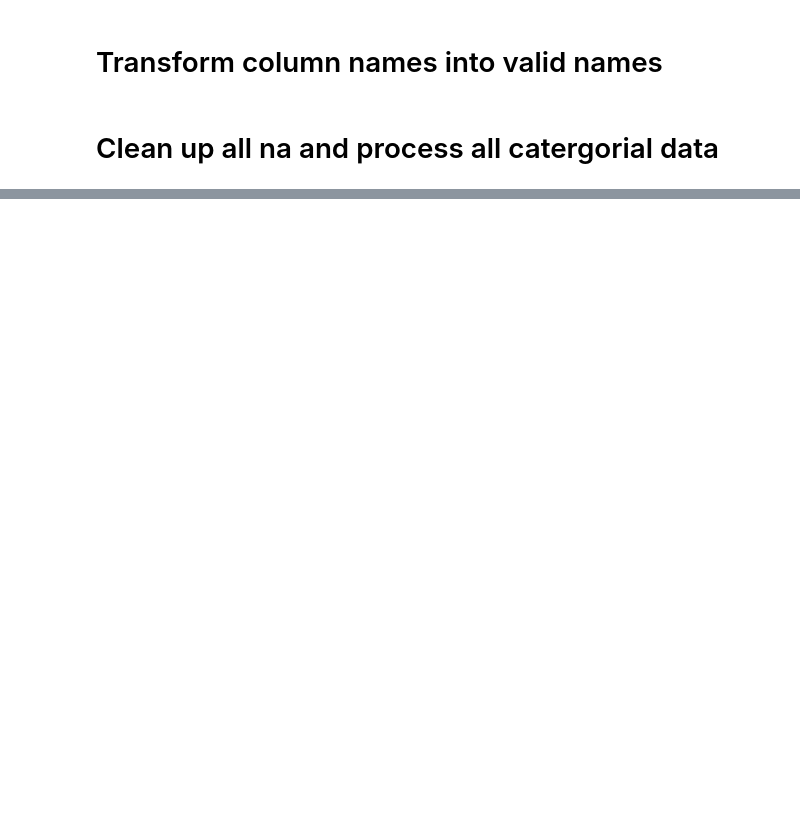
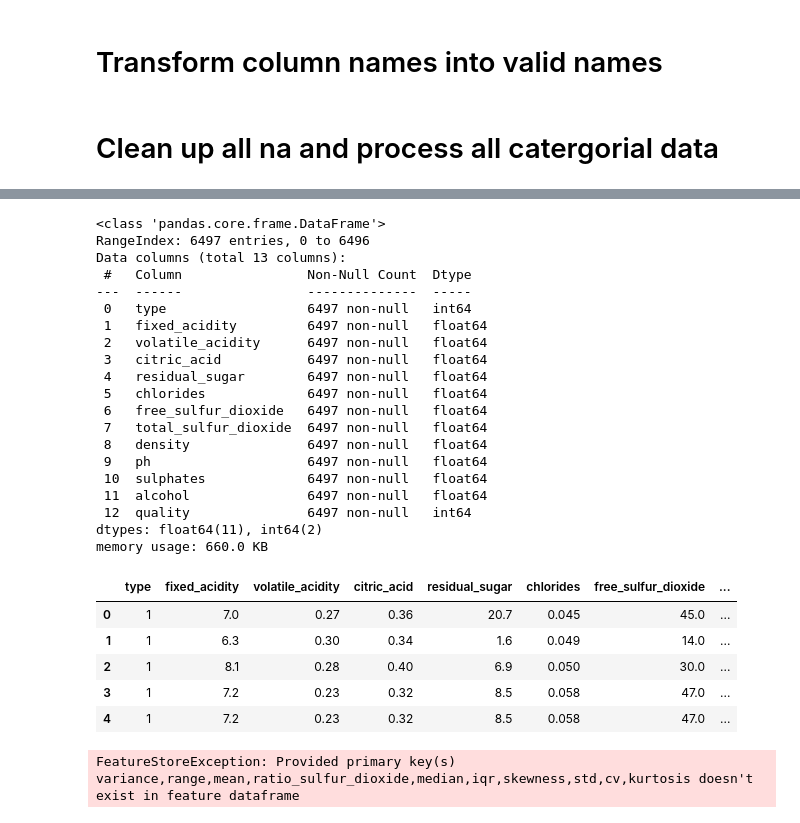
Before and after one commit to Redve/ID2223, a Jupyter notebook: Lab1/Task2/wine-backfill-feature-group.ipynb, the cells around one changed output, grey strips where cells are left out. Cells and saved outputs as stored; diff of their text form; code cells hidden in the pictures; blank space fills up the shorter version.

```diff
--- a/Lab1/Task2/wine-backfill-feature-group.ipynb
+++ b/Lab1/Task2/wine-backfill-feature-group.ipynb
@@ -237,6 +284,38 @@ Wine_standard.info()
+# %%
+wine_df.info()
+wine_df.head()
+# %% [output]
+<class 'pandas.core.frame.DataFrame'>
+RangeIndex: 6497 entries, 0 to 6496
+Data columns (total 13 columns):
+ #   Column                Non-Null Count  Dtype
+---  ------                --------------  -----
+ 0   type                  6497 non-null   int64
+ 1   fixed_acidity         6497 non-null   float64
+ 2   volatile_acidity      6497 non-null   float64
+ 3   citric_acid           6497 non-null   float64
+ 4   residual_sugar        6497 non-null   float64
+ 5   chlorides             6497 non-null   float64
+ 6   free_sulfur_dioxide   6497 non-null   float64
+ 7   total_sulfur_dioxide  6497 non-null   float64
+ 8   density               6497 non-null   float64
+ 9   ph                    6497 non-null   float64
+ 10  sulphates             6497 non-null   float64
+ 11  alcohol               6497 non-null   float64
+ 12  quality               6497 non-null   int64
+dtypes: float64(11), int64(2)
+memory usage: 660.0 KB
+|  | type | fixed_acidity | volatile_acidity | citric_acid | residual_sugar | chlorides | free_sulfur_dioxide | ... |
+| 0 | 1 | 7.0 | 0.27 | 0.36 | 20.7 | 0.045 | 45.0 | ... |
+| 1 | 1 | 6.3 | 0.30 | 0.34 | 1.6 | 0.049 | 14.0 | ... |
+| 2 | 1 | 8.1 | 0.28 | 0.40 | 6.9 | 0.050 | 30.0 | ... |
+| 3 | 1 | 7.2 | 0.23 | 0.32 | 8.5 | 0.058 | 47.0 | ... |
+| 4 | 1 | 7.2 | 0.23 | 0.32 | 8.5 | 0.058 | 47.0 | ... |
 # %%
 wine_fg = fs.get_or_create_feature_group(name='winequality'
-                                           ,version='7'
-                                           ,primary_key=['type','fixed_acidity','volatile_acidity','citric_acid','residual_sugar','chlorides','free_sulfur_dioxide','total_sulfur_dioxide','density','ph','sulphates','alcohol','ratio_sulfur_dioxide','skewness','kurtosis','mean','median','variance','std','cv','range','iqr','quality']
+                                           ,version='9'
+                                           ,primary_key=['type','fixed_acidity','volatile_acidity','citric_acid','residual_sugar','chlorides','free_sulfur_dioxide','total_sulfur_dioxide','density','ph','sulphates','alcohol','ratio_sulfur_dioxide','skewness','kurtosis','mean','median','variance','std','cv','range','iqr']
                                             ,description='wine quality')
 wine_fg.insert(Wine_upload)
+# %% [output]
+FeatureStoreException: Provided primary key(s) variance,range,mean,ratio_sulfur_dioxide,median,iqr,skewness,std,cv,kurtosis doesn't exist in feature dataframe
```
Also changed, not shown: parts of 11 cells of this notebook, 14 other files.
